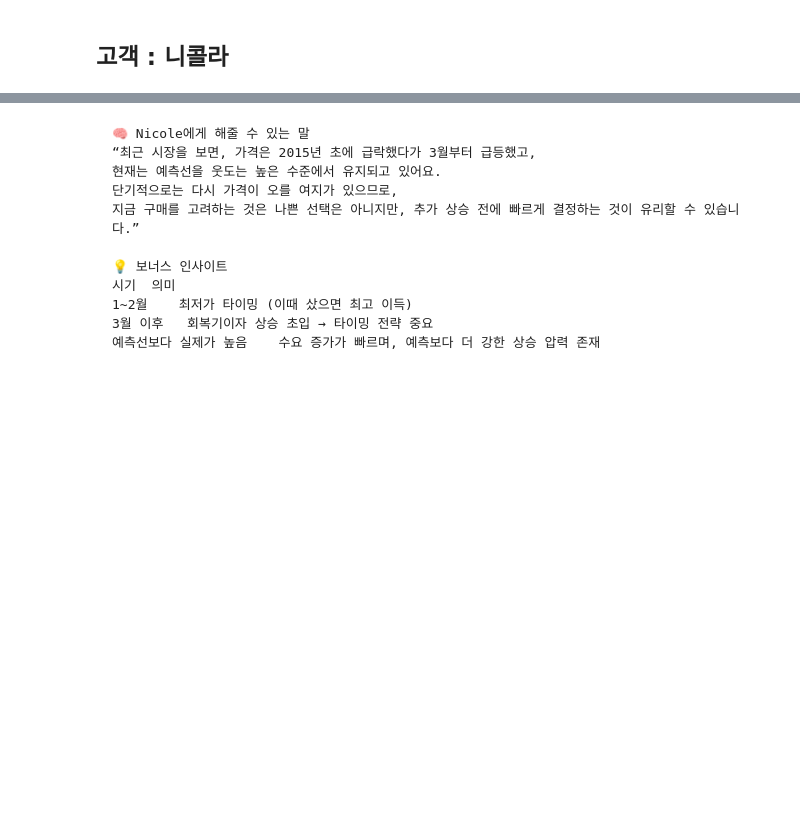
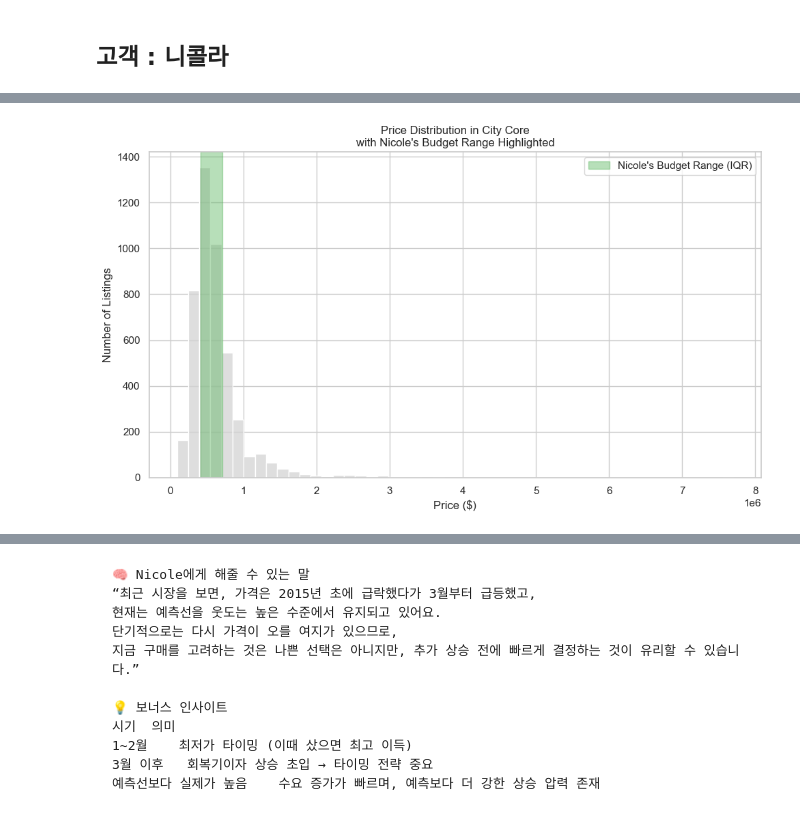
Before and after one commit to gracelee087/king-county-housing-eda, a Jupyter notebook: EDA.ipynb, the cells around one changed output, grey strips where cells are left out. Cells and saved outputs as stored; diff of their text form; code cells hidden in the pictures; blank space fills up the shorter version.

```diff
--- a/EDA.ipynb
+++ b/EDA.ipynb
@@ -228,0 +171,31 @@ plt.show()
+# %%
+def classify_location(zipcode):
+    zipcode = int(zipcode)  # 혹시 문자열일 경우를 대비
+
+    # ✅ 1. 프리미엄 지역 (Bellevue 중심 + Medina, Mercer Island)
+    if (98000 <= zipcode <= 98005) or (98039 <= zipcode <= 98040):
+        return "Premium Spot"
+
+    # ✅ 2. 도심 핵심 (Seattle Downtown)
+    elif 98101 <= zipcode <= 98122:
+        return "City Core"
+
+    # ✅ 3. 도심 외곽 (North/West Seattle)
+    elif 98123 <= zipcode <= 98199:
+        return "City"
+
+    # ✅ 4. 도심 근교 (Kent, Renton, Federal Way 등)
+    elif 98001 <= zipcode <= 98030:
+        return "Suburb Close to City"
+
+    # ✅ 5. 외곽 Suburb (Bellevue 외곽, Snoqualmie 등)
+    elif 98031 <= zipcode <= 98099:
+        return "Suburb"
+
+    # ✅ 6. 분류되지 않은 나머지
+    else:
+        return "Other"
+
+
+# 적용
+df["location_type"] = df["zipcode"].apply(classify_location)
@@ -468,0 +339,16 @@ Requirement already satisfied: threadpoolctl>=3.1.0 in c:\users\honor\spicedacad
+# %%
+plt.figure(figsize=(10, 6))
+sns.histplot(city_core_df["price"], bins=50, kde=False, color="lightgray")
+
+# 중간가격대 범위 시각화
+plt.axvspan(q1, q3, color="#4CAF50", alpha=0.4, label="Nicole's Budget Range (IQR)")
+
+plt.title("Price Distribution in City Core\nwith Nicole's Budget Range Highlighted")
+plt.xlabel("Price ($)")
+plt.ylabel("Number of Listings")
+plt.legend()
+plt.grid(True)
+plt.tight_layout()
+plt.show()
+# %% [output]
+[figure, added]
```
Also changed, not shown: parts of 55 cells of this notebook.
